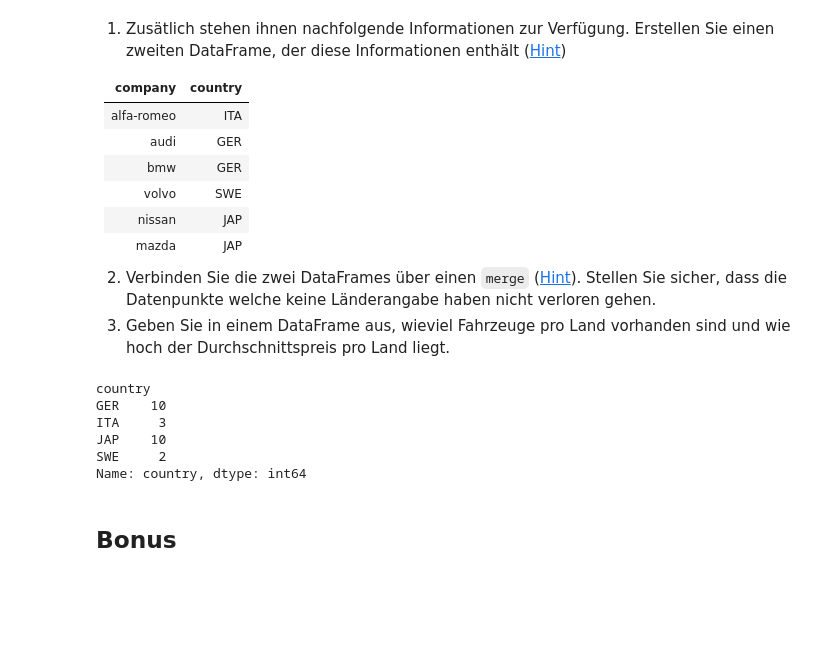
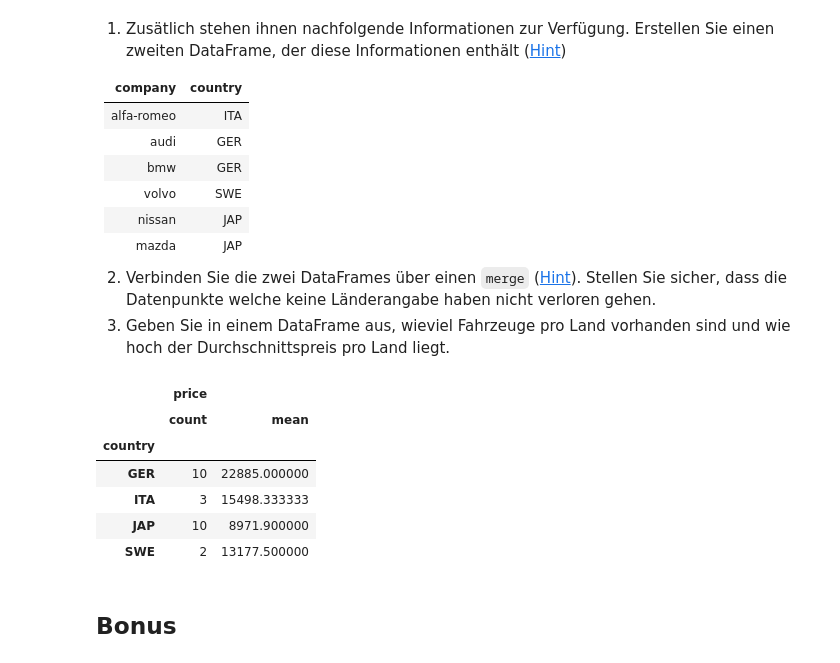
Before and after one commit to DavidAlexanderNowak/maschinellesLernen, a Jupyter notebook: P1_Pandas_Exercise.ipynb, the cells around one changed output. Cells and saved outputs as stored; diff of their text form; code cells hidden in the pictures; blank space fills up the shorter version.

```diff
--- a/P1_Pandas_Exercise.ipynb
+++ b/P1_Pandas_Exercise.ipynb
@@ -65,23 +65,24 @@ automobilesDataFrame.plot.scatter(x = "horsepower", y = "price")
 # %%
 from pandas import DataFrame
 
 
 countryDictionary = {"company":["alfa-romero", "audi", "bmw", "volvo", "nissan", "mazda"],"country":["ITA", "GER", "GER", "SWE", "JAP", "JAP"]}
 
 countryDataFrame = DataFrame(countryDictionary)
 
 combinedDataFrame = pandas.merge(automobilesDataFrame, countryDataFrame, how="left", on="company")
 
-combinedDataFrame.groupby("country")["country"].count()
-combinedDataFrame.groupby("country")["price"].mean("price")
-#combinedDataFrame.groupby("country").agg()
+#combinedDataFrame.groupby("country")["country"].count()
+#combinedDataFrame.groupby("country")["price"].mean("price")
+combinedDataFrame[["country","price"]].groupby("country").agg(["count", "mean"])
 # %% [output]
-country
-GER    10
-ITA     3
-JAP    10
-SWE     2
-Name: country, dtype: int64
+|  | price |  |
+|  | count | mean |
+| country |  |  |
+| GER | 10 | 22885.000000 |
+| ITA | 3 | 15498.333333 |
+| JAP | 10 | 8971.900000 |
+| SWE | 2 | 13177.500000 |
 # %% [markdown]
 ## Bonus
 # %% [markdown]
```
